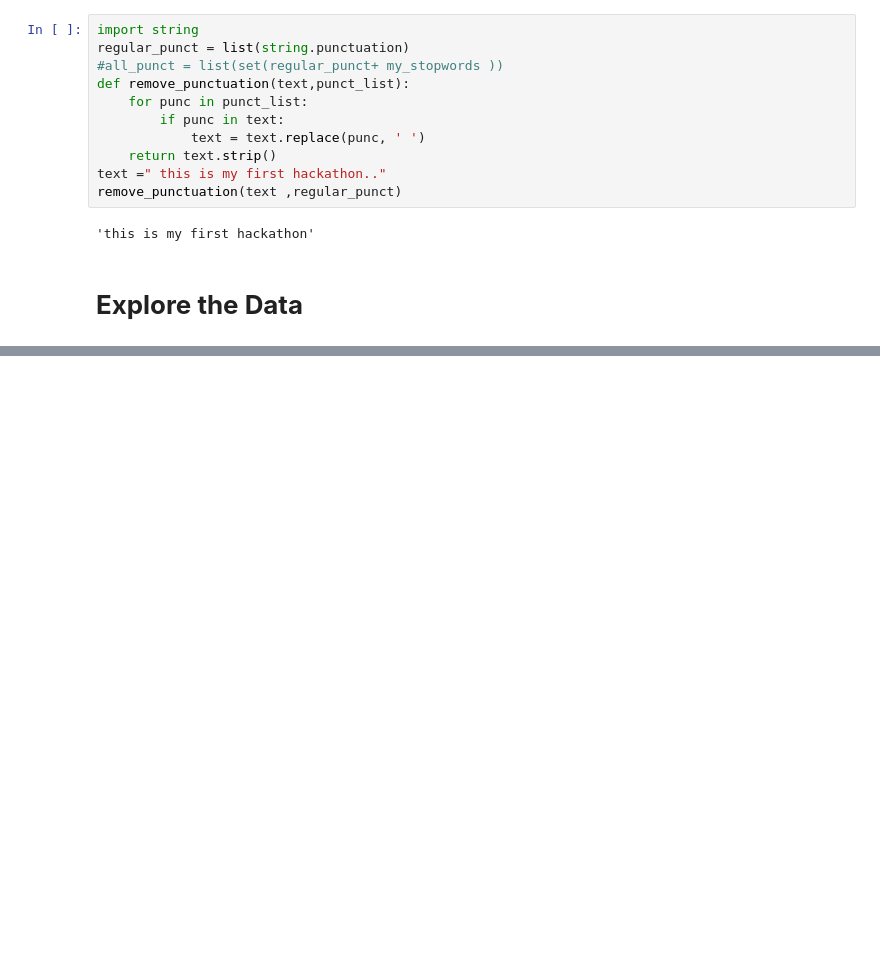
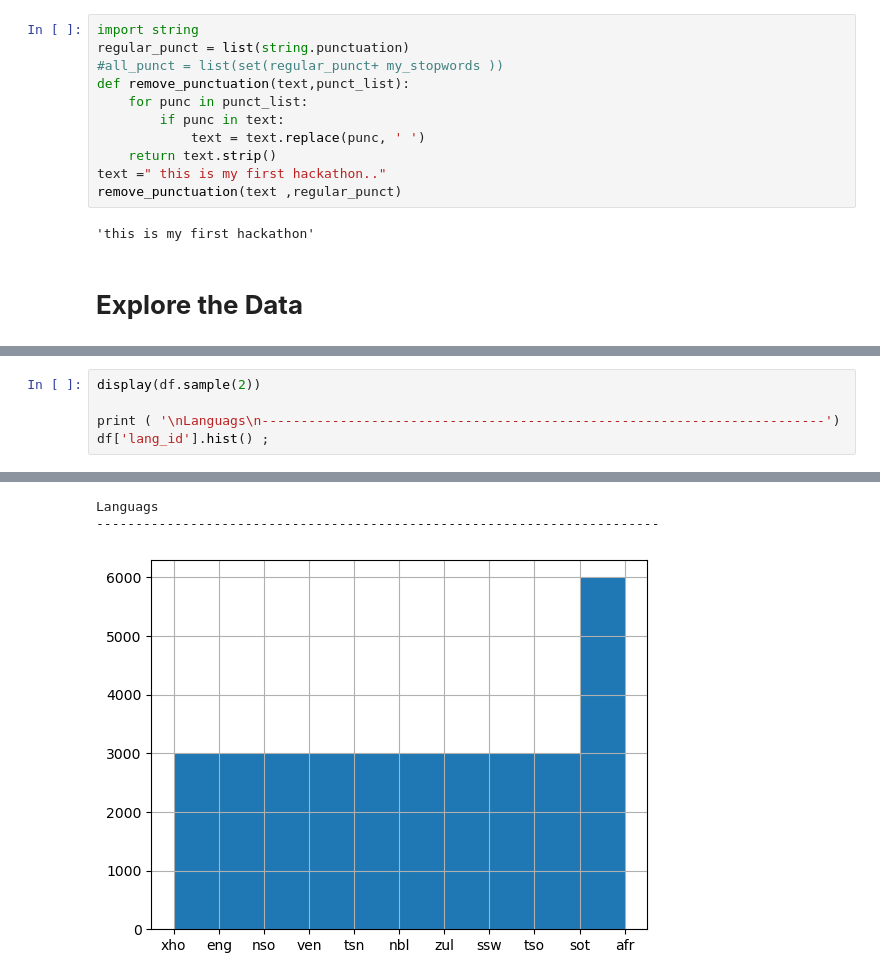
Before and after one commit to vascoeti/Language-IdentificationClassification-Hackathon, a Jupyter notebook: classification-hackathon.ipynb, the cells around one changed output, grey strips where cells are left out. Drawn from its saved outputs; the diff is of its cells as text; blank space fills up the shorter version.

```diff
--- a/classification-hackathon.ipynb
+++ b/classification-hackathon.ipynb
@@ -505,0 +517,6 @@ df.groupby('lang_id').describe(include=['O']).T
+# %%
+display(df.sample(2))
+
+print ( '\nLanguags\n------------------------------------------------------------------------')
+df['lang_id'].hist() ;
+# %% [output]
@@ -505,0 +526,3 @@ df.groupby('lang_id').describe(include=['O']).T
+Languags
+------------------------------------------------------------------------
+[figure, added]
```
Also changed, not shown: parts of 35 cells of this notebook.
